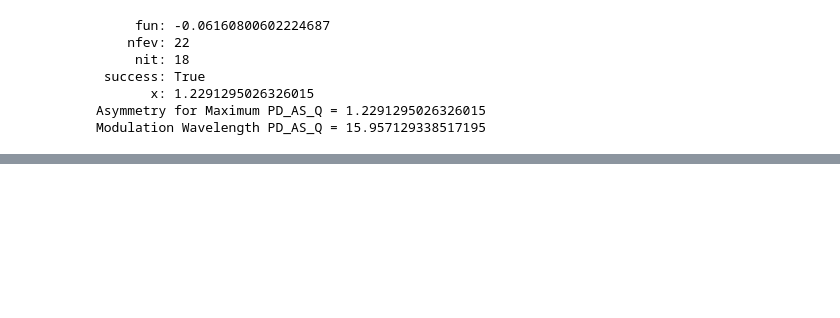
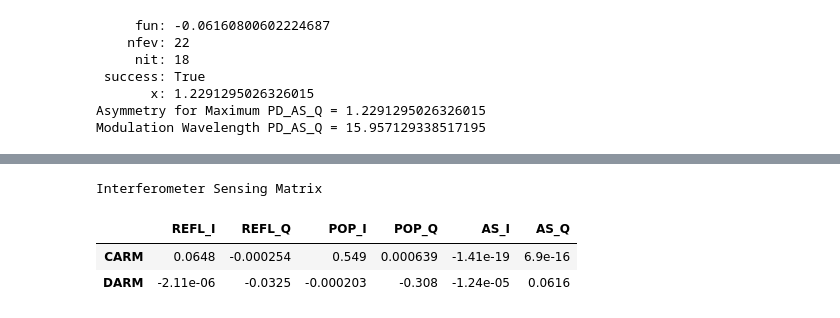
Before and after one commit to sivanandareddy/my_finesse_exercises, a Jupyter notebook: exercise_1.ipynb, the cells around one changed output, grey strips where cells are left out. Saved outputs shown, nothing was run; the diff lists cells and outputs as text; code cells hidden in the pictures; blank space fills up the shorter version.

Commit message:
Sensing matrix added

```diff
--- a/exercise_1.ipynb
+++ b/exercise_1.ipynb
@@ -714,0 +949,6 @@ plt.show()
+# %%
+out1 = kat1.run()
+out1.plot(detectors = ['PD_REFL_I', 'PD_REFL_Q'], loc = 'upper right',
+         title = "PRM with optimized schnupp asymmetry\n Singal at REFL port due to DARM",
+         xlabel = "Microscopic Length Tuning Difference in arm lengths = 4*(Lx - Ly)",
+         x2label = "Microscopic Length Tuning Difference in arm lengths = 4*(Lx - Ly)")
@@ -714,0 +1014,38 @@ plt.show()
+# %%
+def find_sens(x, y):
+    dx = np.diff(x);
+    dy = np.diff(y);
+    slope = dy/dx;
+    return slope[len(slope)/2]
+# %%
+sens_refl_i_darm = find_sens(out1.x, out1['PD_REFL_I'])
+sens_refl_q_darm = find_sens(out1.x, out1['PD_REFL_Q'])
+sens_pop_i_darm = find_sens(out1.x, out1['PD_POP_I'])
+sens_pop_q_darm = find_sens(out1.x, out1['PD_POP_Q'])
+sens_as_i_darm = find_sens(out1.x, out1['PD_AS_I'])
+sens_as_q_darm = find_sens(out1.x, out1['PD_AS_Q'])
+
+sens_refl_i_carm = find_sens(out2.x, out2['PD_REFL_I'])
+sens_refl_q_carm = find_sens(out2.x, out2['PD_REFL_Q'])
+sens_pop_i_carm = find_sens(out2.x, out2['PD_POP_I'])
+sens_pop_q_carm = find_sens(out2.x, out2['PD_POP_Q'])
+sens_as_i_carm = find_sens(out2.x, out2['PD_AS_I'])
+sens_as_q_carm = find_sens(out2.x, out2['PD_AS_Q'])
+# %%
+index = ['CARM', 'DARM']
+carm_list = (sens_refl_i_carm, sens_refl_q_carm,
+             sens_pop_i_carm,  sens_pop_q_carm,
+             sens_as_i_carm,   sens_as_q_carm)
+darm_list = (sens_refl_i_darm, sens_refl_q_darm,
+             sens_pop_i_darm,  sens_pop_q_darm,
+             sens_as_i_darm,   sens_as_q_darm)
+
+columns = ['REFL_I', 'REFL_Q', 'POP_I', 'POP_Q', 'AS_I', 'AS_Q']
+df = pd.DataFrame([carm_list, darm_list],
+                  index = index, columns = columns)
+prettySensingMatrix(df)
+# %% [output]
+Interferometer Sensing Matrix
+|  | REFL_I | REFL_Q | POP_I | POP_Q | AS_I | AS_Q |
+| CARM | 0.0648 | -0.000254 | 0.549 | 0.000639 | -1.41e-19 | 6.9e-16 |
+| DARM | -2.11e-06 | -0.0325 | -0.000203 | -0.308 | -1.24e-05 | 0.0616 |
```
Also changed, not shown: parts of 27 cells of this notebook.
